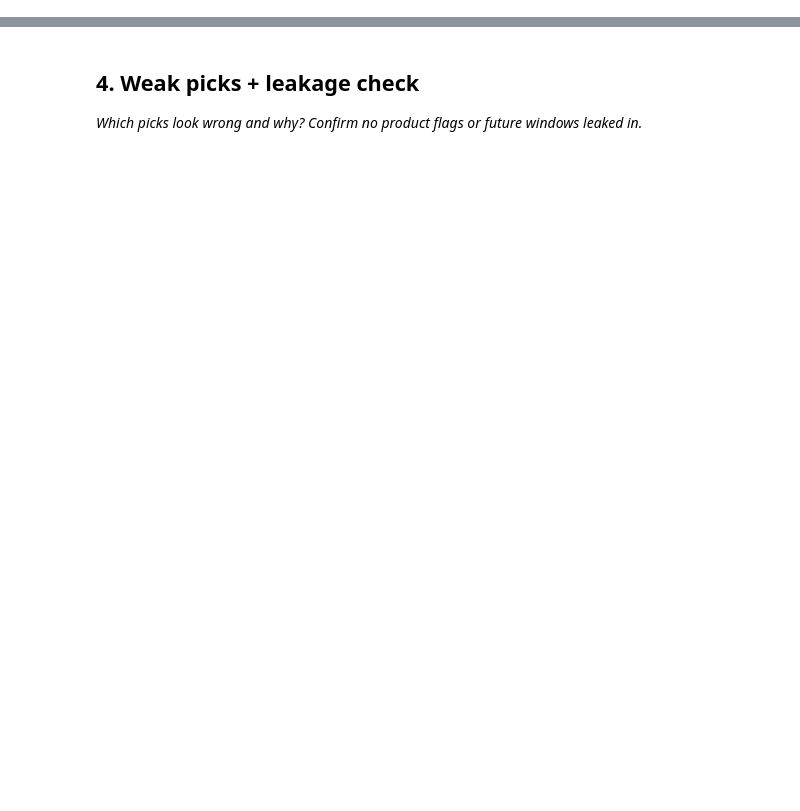
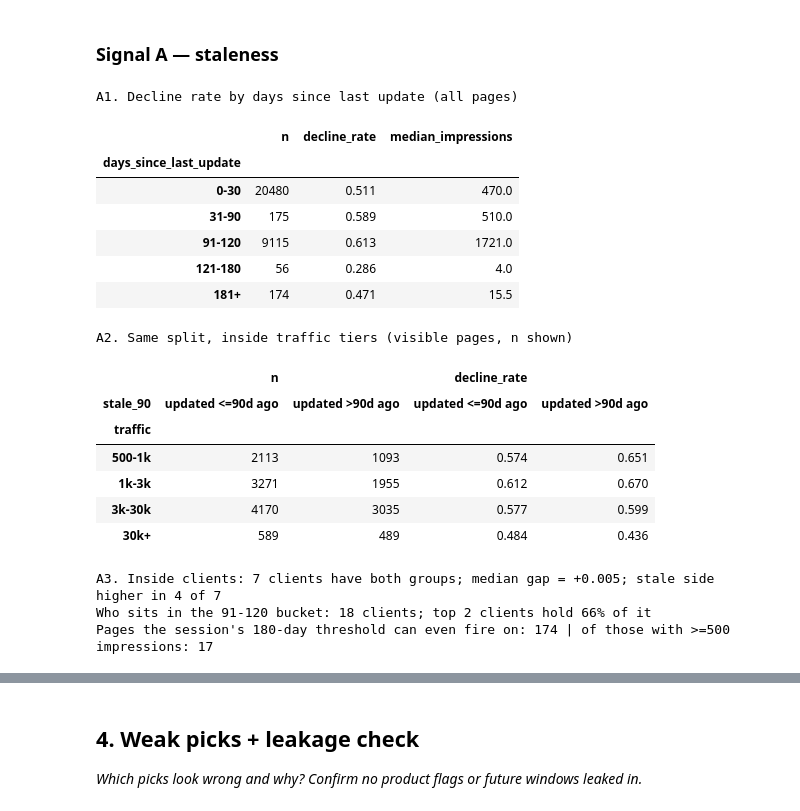
Before and after one commit to susheel123-sketch/Flyrank-Internship-ml, a Jupyter notebook: work/notebooks/w04_baseline_score.ipynb, the cells around one changed output, grey strips where cells are left out. Drawn from its saved outputs; the diff is of its cells as text; code cells hidden in the pictures; blank space fills up the shorter version.

```diff
--- a/work/notebooks/w04_baseline_score.ipynb
+++ b/work/notebooks/w04_baseline_score.ipynb
@@ -15,0 +59,50 @@ This skeleton is yours to fill. Work the sections **in order** — each one has
+# %% [markdown]
+### Signal A — staleness
+# %%
+t = df.assign(y=y)
+stale_b = pd.cut(t["days_since_last_update"], [-1, 30, 90, 120, 180, 9999],
+                 labels=["0-30", "31-90", "91-120", "121-180", "181+"])
+tab_a = t.groupby(stale_b, observed=True).agg(n=("y", "size"), decline_rate=("y", "mean"),
+                                               median_impressions=("impressions_90d", "median")).round(3)
+print("A1. Decline rate by days since last update (all pages)")
+display(tab_a)
+
+# A2: hold traffic level fixed (visible pages only, >=500 impressions)
+vis = t[t["impressions_90d"] >= 500].copy()
+vis["stale_90"] = np.where(vis["days_since_last_update"] > 90, "updated >90d ago", "updated <=90d ago")
+vis["traffic"] = pd.cut(vis["impressions_90d"], [500, 1000, 3000, 30000, 1e9],
+                        labels=["500-1k", "1k-3k", "3k-30k", "30k+"])
+tab_a2 = vis.groupby(["traffic", "stale_90"], observed=True)["y"].agg(n="size", decline_rate="mean").round(3).unstack()
+print("A2. Same split, inside traffic tiers (visible pages, n shown)")
+display(tab_a2)
+
+# A3: inside clients — clients with >=30 pages on each side
+g = vis.groupby(["client_id", "stale_90"])["y"].agg(["size", "mean"]).unstack().dropna()
+g = g[(g[("size", "updated >90d ago")] >= 30) & (g[("size", "updated <=90d ago")] >= 30)]
+diff_a = g[("mean", "updated >90d ago")] - g[("mean", "updated <=90d ago")]
+print(f"A3. Inside clients: {len(g)} clients have both groups; median gap = {diff_a.median():+.3f}; "
+      f"stale side higher in {(diff_a > 0).sum()} of {len(g)}")
+print("Who sits in the 91-120 bucket:", t.loc[stale_b == "91-120", "client_id"].nunique(), "clients;",
+      f"top 2 clients hold {t.loc[stale_b == '91-120', 'client_id'].value_counts().head(2).sum() / (stale_b == '91-120').sum():.0%} of it")
+print("Pages the session's 180-day threshold can even fire on:", int((t['days_since_last_update'] >= 180).sum()),
+      "| of those with >=500 impressions:", int(((t['days_since_last_update'] >= 180) & (t['impressions_90d'] >= 500)).sum()))
+# %% [output]
+A1. Decline rate by days since last update (all pages)
+|  | n | decline_rate | median_impressions |
+| days_since_last_update |  |  |  |
+| 0-30 | 20480 | 0.511 | 470.0 |
+| 31-90 | 175 | 0.589 | 510.0 |
+| 91-120 | 9115 | 0.613 | 1721.0 |
+| 121-180 | 56 | 0.286 | 4.0 |
+| 181+ | 174 | 0.471 | 15.5 |
+A2. Same split, inside traffic tiers (visible pages, n shown)
+|  | n |  | decline_rate |  |
+| stale_90 | updated <=90d ago | updated >90d ago | updated <=90d ago | updated >90d ago |
+| traffic |  |  |  |  |
+| 500-1k | 2113 | 1093 | 0.574 | 0.651 |
+| 1k-3k | 3271 | 1955 | 0.612 | 0.670 |
+| 3k-30k | 4170 | 3035 | 0.577 | 0.599 |
+| 30k+ | 589 | 489 | 0.484 | 0.436 |
+A3. Inside clients: 7 clients have both groups; median gap = +0.005; stale side higher in 4 of 7
+Who sits in the 91-120 bucket: 18 clients; top 2 clients hold 66% of it
+Pages the session's 180-day threshold can even fire on: 174 | of those with >=500 impressions: 17
```
Also changed, not shown: parts of 25 cells of this notebook, 2 other files.
